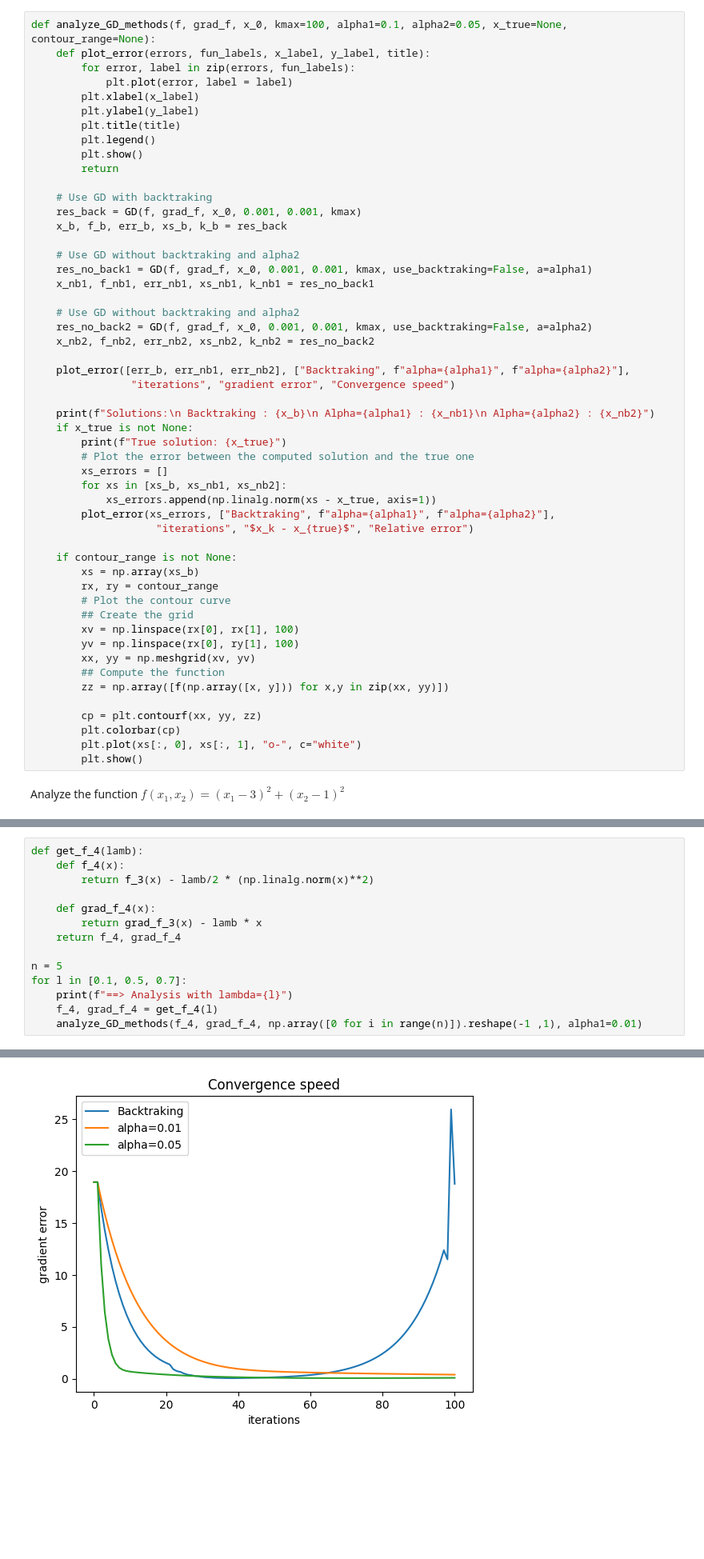
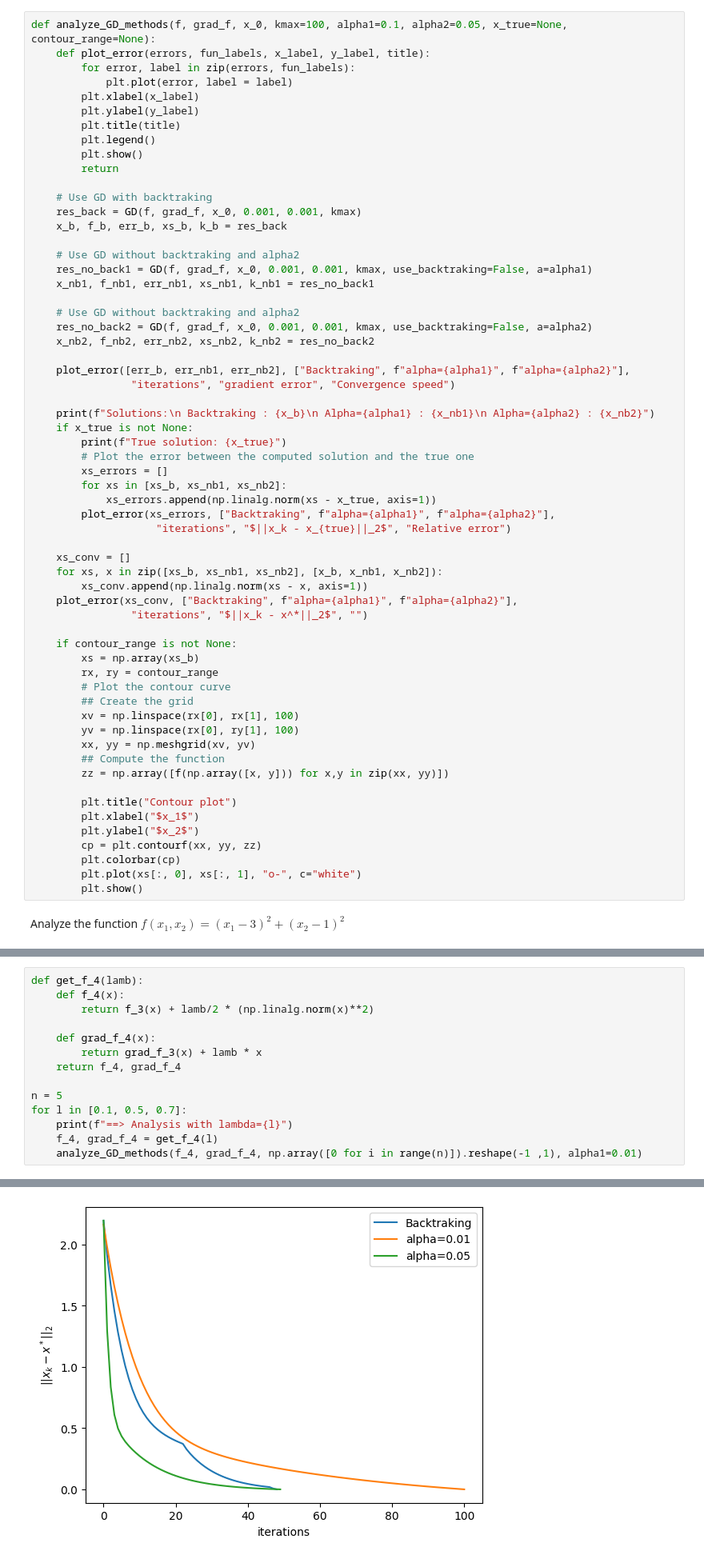
Before and after one commit to Tony3oo3/SMMAI_Lab, a Jupyter notebook: Homework_3/homework3.ipynb, the cells around one changed output, grey strips where cells are left out. Shown at 80% size. Saved outputs shown, nothing was run; the diff lists cells and outputs as text; blank space fills up the shorter version.

```diff
--- a/Homework_3/homework3.ipynb
+++ b/Homework_3/homework3.ipynb
@@ -98,7 +140,13 @@ def analyze_GD_methods(f, grad_f, x_0, kmax=100, alpha1=0.1, alpha2=0.05, x_true
         for xs in [xs_b, xs_nb1, xs_nb2]:
             xs_errors.append(np.linalg.norm(xs - x_true, axis=1))
         plot_error(xs_errors, ["Backtraking", f"alpha={alpha1}", f"alpha={alpha2}"],
-                    "iterations", "$x_k - x_{true}$", "Relative error")
+                    "iterations", "$||x_k - x_{true}||_2$", "Relative error")
+
+    xs_conv = []
+    for xs, x in zip([xs_b, xs_nb1, xs_nb2], [x_b, x_nb1, x_nb2]):
+        xs_conv.append(np.linalg.norm(xs - x, axis=1))
+    plot_error(xs_conv, ["Backtraking", f"alpha={alpha1}", f"alpha={alpha2}"],
+                "iterations", "$||x_k - x^*||_2$", "")
 
     if contour_range is not None:
         xs = np.array(xs_b)
@@ -111,6 +159,9 @@ def analyze_GD_methods(f, grad_f, x_0, kmax=100, alpha1=0.1, alpha2=0.05, x_true
         ## Compute the function
         zz = np.array([f(np.array([x, y])) for x,y in zip(xx, yy)])
 
+        plt.title("Contour plot")
+        plt.xlabel("$x_1$")
+        plt.ylabel("$x_2$")
         cp = plt.contourf(xx, yy, zz)
         plt.colorbar(cp)
         plt.plot(xs[:, 0], xs[:, 1], "o-", c="white")
@@ -252,10 +309,10 @@ Analyze the function $f(x)=\frac{1}{2}\|Ax-b\|_2^2 - \frac{\lambda}{2}\|x\|^2_2$
 # %%
 def get_f_4(lamb):
     def f_4(x):
-        return f_3(x) - lamb/2 * (np.linalg.norm(x)**2)
+        return f_3(x) + lamb/2 * (np.linalg.norm(x)**2)
 
     def grad_f_4(x):
-        return grad_f_3(x) - lamb * x
+        return grad_f_3(x) + lamb * x
     return f_4, grad_f_4
 
 n = 5
@@ -286 +342 @@ Solutions:
-[figure, old version]
+[figure, new version]
```
Also changed, not shown: parts of 9 cells of this notebook, 1 other file.
